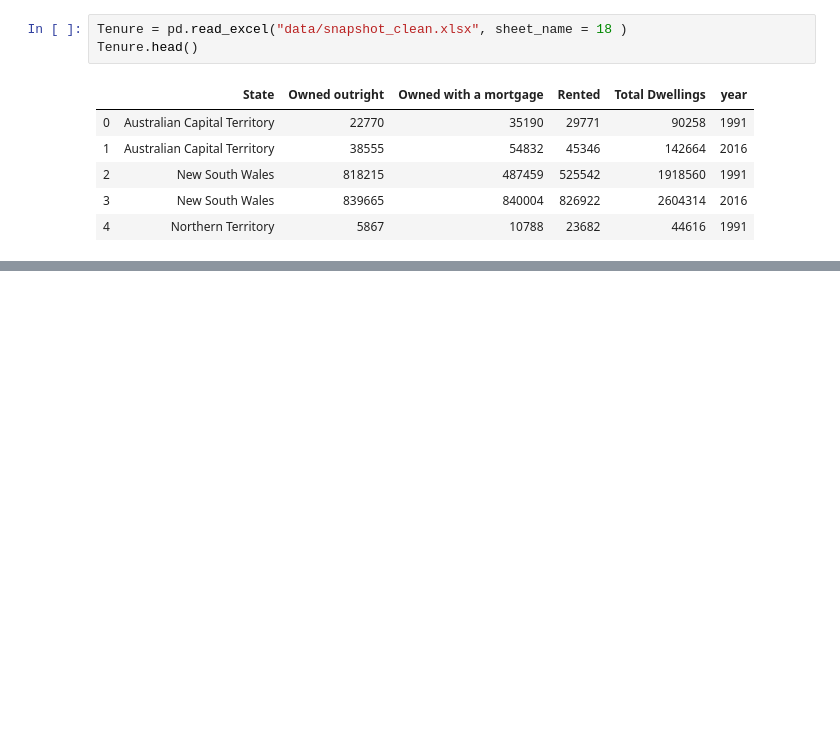
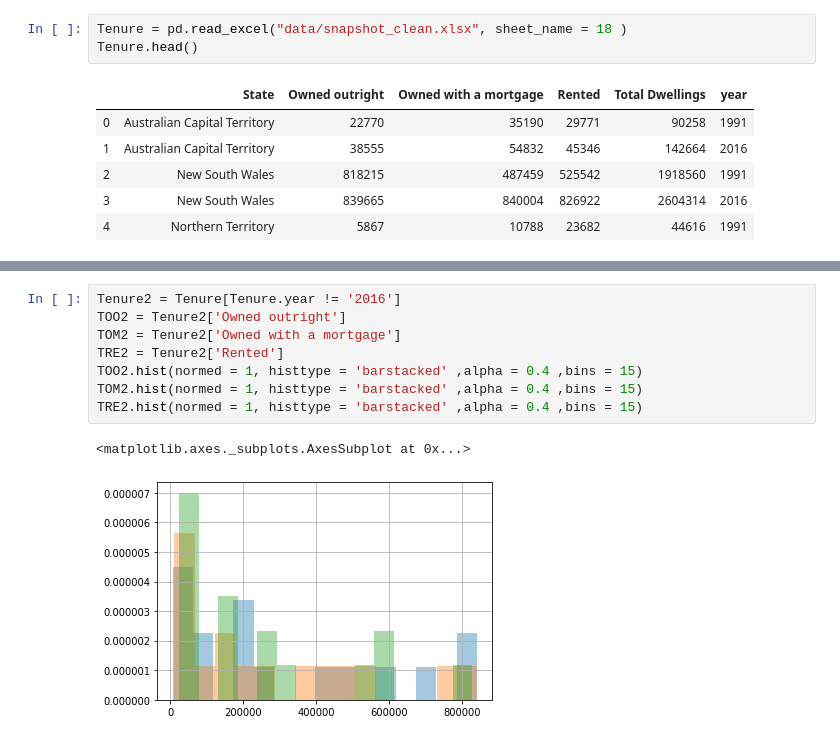
Before and after one commit to Hamza-cmd/Comp257-Project, a Jupyter notebook: SnapshotTables.ipynb, the cells around one changed output, grey strips where cells are left out. Drawn from its saved outputs; the diff is of its cells as text; blank space fills up the shorter version.

```diff
--- a/SnapshotTables.ipynb
+++ b/SnapshotTables.ipynb
@@ -297,0 +344,11 @@ Tenure.head()
+# %%
+Tenure2 = Tenure[Tenure.year != '2016']
+TOO2 = Tenure2['Owned outright']
+TOM2 = Tenure2['Owned with a mortgage']
+TRE2 = Tenure2['Rented']
+TOO2.hist(normed = 1, histtype = 'barstacked' ,alpha = 0.4 ,bins = 15)
+TOM2.hist(normed = 1, histtype = 'barstacked' ,alpha = 0.4 ,bins = 15)
+TRE2.hist(normed = 1, histtype = 'barstacked' ,alpha = 0.4 ,bins = 15)
+# %% [output]
+<matplotlib.axes._subplots.AxesSubplot at 0x...>
+[figure, added]
```
Also changed, not shown: parts of 15 cells of this notebook, 3 other files.
